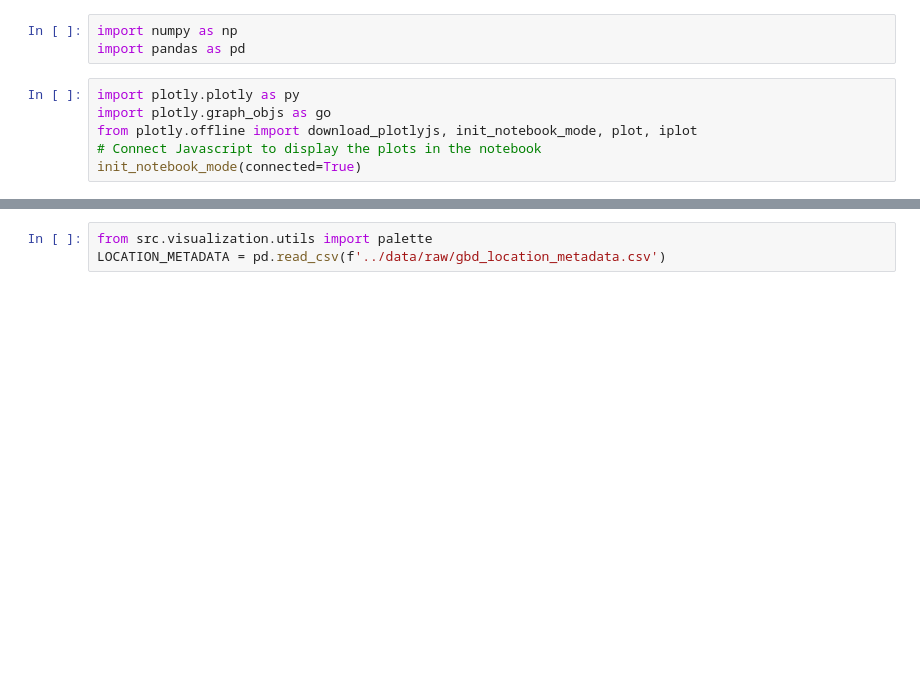
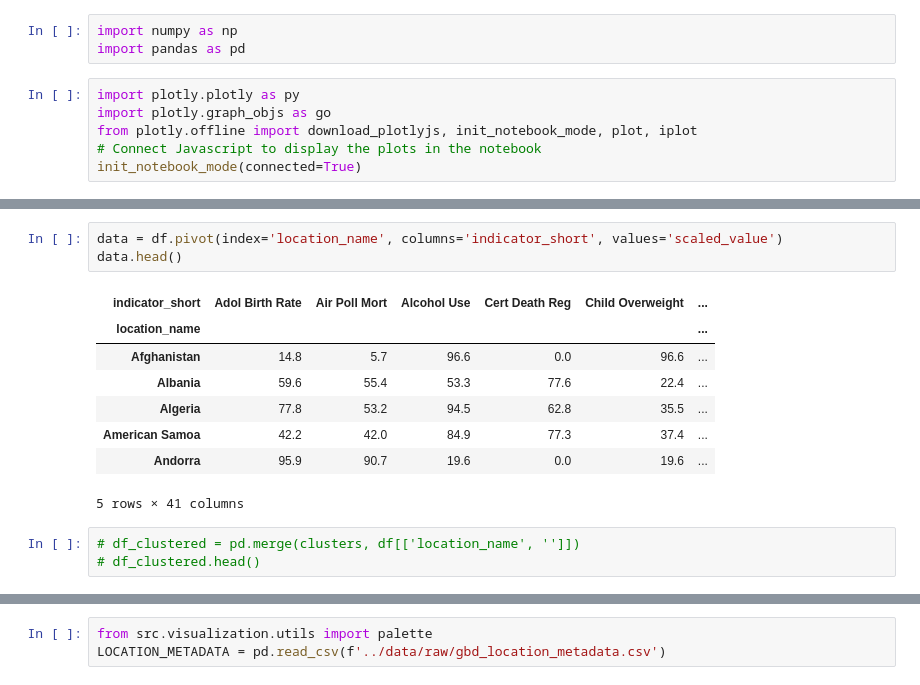
Before and after one commit to zwrankin/health_indicators, a Jupyter notebook: notebooks/_archive/2019_02_02_plotly_graphing_sandbox.ipynb, the cells around one changed output, grey strips where cells are left out. Saved outputs shown, nothing was run; the diff lists cells and outputs as text; blank space fills up the shorter version.

```diff
--- a/notebooks/2019_02_02_plotly_graphing_sandbox.ipynb
+++ b/notebooks/_archive/2019_02_02_plotly_graphing_sandbox.ipynb
@@ -14,0 +80,15 @@ init_notebook_mode(connected=True)
+# %%
+data = df.pivot(index='location_name', columns='indicator_short', values='scaled_value')
+data.head()
+# %% [output]
+| indicator_short | Adol Birth Rate | Air Poll Mort | Alcohol Use | Cert Death Reg | Child Overweight | ... |
+| location_name |  |  |  |  |  | ... |
+| Afghanistan | 14.8 | 5.7 | 96.6 | 0.0 | 96.6 | ... |
+| Albania | 59.6 | 55.4 | 53.3 | 77.6 | 22.4 | ... |
+| Algeria | 77.8 | 53.2 | 94.5 | 62.8 | 35.5 | ... |
+| American Samoa | 42.2 | 42.0 | 84.9 | 77.3 | 37.4 | ... |
+| Andorra | 95.9 | 90.7 | 19.6 | 0.0 | 19.6 | ... |
+5 rows × 41 columns
+# %%
+# df_clustered = pd.merge(clusters, df[['location_name', '']])
+# df_clustered.head()
```
Also changed, not shown: parts of 29 cells of this notebook, 11 other files.
